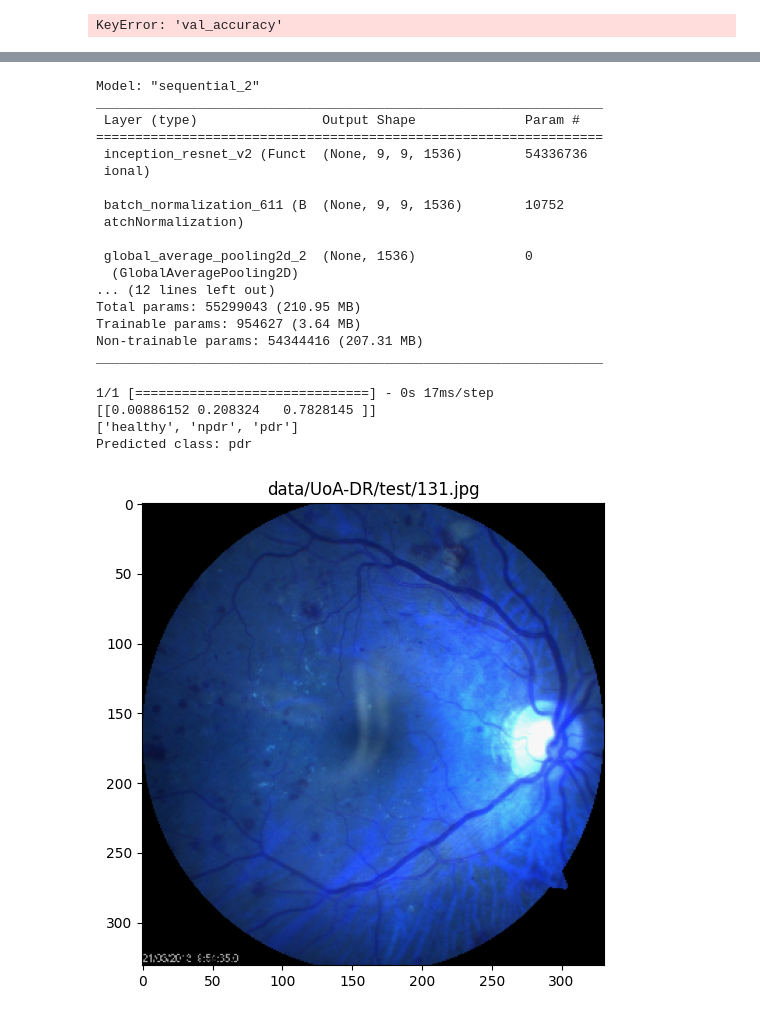
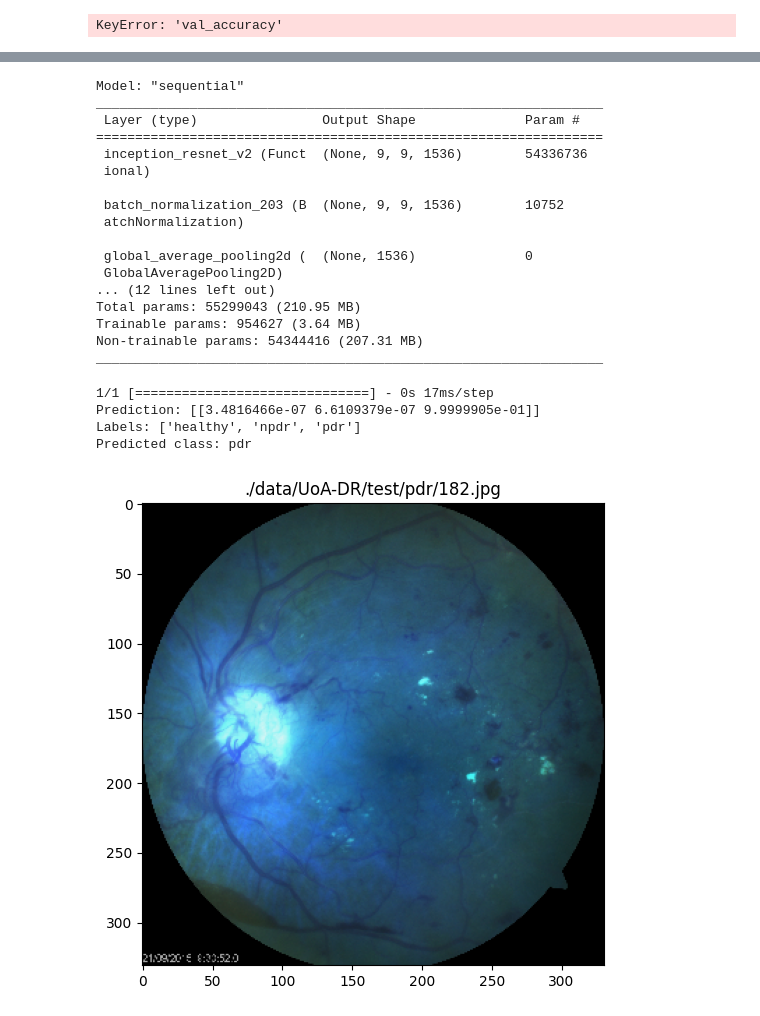
Before and after one commit to yiyangjessieyu/Deep-Learning-Image-Classifier, a Jupyter notebook: image_classifier_multi.ipynb, the cells around one changed output, grey strips where cells are left out. Drawn from its saved outputs; the diff is of its cells as text; code cells hidden in the pictures.

Commit message:
refactored with less magic numbers and string floating around and more flexible to diff data structure

```diff
--- a/image_classifier_multi.ipynb
+++ b/image_classifier_multi.ipynb
@@ -37,9 +32,9 @@ To enable the following instructions: AVX2 AVX_VNNI FMA, in other operations, re
 # %%
-# Set up TODO update to UoA-DR
+# Set up
 
 data_path = './data/UoA-DR/'
-train_path = os.path.join(data_path, 'train_sorted')
-test_path = os.path.join(data_path, "test_sorted")
+train_path = os.path.join(data_path, 'train')
+test_path = os.path.join(data_path, "test")
 label_path = os.path.join(data_path, 'UoA-DR-labels.csv')
 
 labels = pd.read_csv(label_path)
@@ -65,17 +64,22 @@ labels.head()
 # %%
 # Custom function to convert image number to file path
+extension = ".jpg"
 def to_file_path(id):
-    return os.path.join(labels[labels[x_name] == id][y_name].values[0], id + ".jpg")
+    return os.path.join(labels[labels[x_name] == id][y_name].values[0], id + extension)
 
 # Custom functions to convert image number with JPG extension
 def to_jpg(id):
     return str(id) + ".jpg"
 
-# Convert the 'id' column to string type
+# Apply the to_file_path function if the folder is sorted by class, otherwise apply the to_jpg function
+if len(os.listdir(os.path.join(train_path))) > 1 and len(os.listdir(os.path.join(test_path))) > 1:
+    conversion = to_file_path
+elif len(os.listdir(os.path.join(train_path))) == 0 and len(os.listdir(os.path.join(test_path))) == 0:
+    conversion = to_jpg
+else:
+    print("Error with training and testing file sizes")
+
 labels[x_name] = labels[x_name].astype(str)
-
-# Apply the to_file_path function if the folder is sorted by class, otherwise apply the to_jpg function
-conversion = to_file_path if train_path.endswith('train_sorted') else to_jpg
 labels[x_name] = labels[x_name].apply(conversion)
 
 labels.head()
@@ -315,56 +353,53 @@ Loss:  0.11875313520431519
 # %%
 model.summary()
 # %% [output]
-Model: "sequential_2"
+Model: "sequential"
 _________________________________________________________________
  Layer (type)                Output Shape              Param #
 =================================================================
  inception_resnet_v2 (Funct  (None, 9, 9, 1536)        54336736
  ional)
 
- batch_normalization_611 (B  (None, 9, 9, 1536)        10752
+ batch_normalization_203 (B  (None, 9, 9, 1536)        10752
  atchNormalization)
 
- global_average_pooling2d_2  (None, 1536)              0
-  (GlobalAveragePooling2D)
+ global_average_pooling2d (  (None, 1536)              0
+ GlobalAveragePooling2D)
 ... (12 lines left out)
 Total params: 55299043 (210.95 MB)
 Trainable params: 954627 (3.64 MB)
 Non-trainable params: 54344416 (207.31 MB)
 _________________________________________________________________
 # %%
-test_img_path = "data/UoA-DR/test/131.jpg"
+test_img_path = os.path.join(test_path, "pdr/182.jpg")
 
 img = cv2.imread(test_img_path)
 resized_img = cv2.resize(img, (331, 331)).reshape(-1, 331, 331, 3)/255
 
 plt.figure(figsize=(6,6))
 plt.title(test_img_path)
 plt.imshow(resized_img[0])
 
 
 img = tf.keras.preprocessing.image.load_img(test_img_path)
 img = tf.keras.preprocessing.image.img_to_array(img)
 img = tf.keras.preprocessing.image.smart_resize(img, (331, 331))
 img = tf.reshape(img, (-1, 331, 331, 3))
 prediction = model.predict(img/255)
 
-print(prediction)
-
-# # Assuming your class labels are stored in a list called 'class_labels'
-# class_labels = ["class1", "class2", "class3", ...]
+print("Prediction:", prediction)
 
 # Get the index of the class with the highest probability
 predicted_class_index = np.argmax(prediction)
 
-print(possible_labels) # TODO check if this is matched properly
+print("Labels:", possible_labels) # TODO check if this is matched properly
 print("Predicted class:", possible_labels[predicted_class_index])
 # %% [output]
 1/1 [==============================] - 0s 17ms/step
-[[0.00886152 0.208324   0.7828145 ]]
-['healthy', 'npdr', 'pdr']
+Prediction: [[3.4816466e-07 6.6109379e-07 9.9999905e-01]]
+Labels: ['healthy', 'npdr', 'pdr']
 Predicted class: pdr
-[figure, old version]
+[figure, new version]
 # %%
 # Save model
 
```
Also changed, not shown: parts of 8 cells of this notebook.
